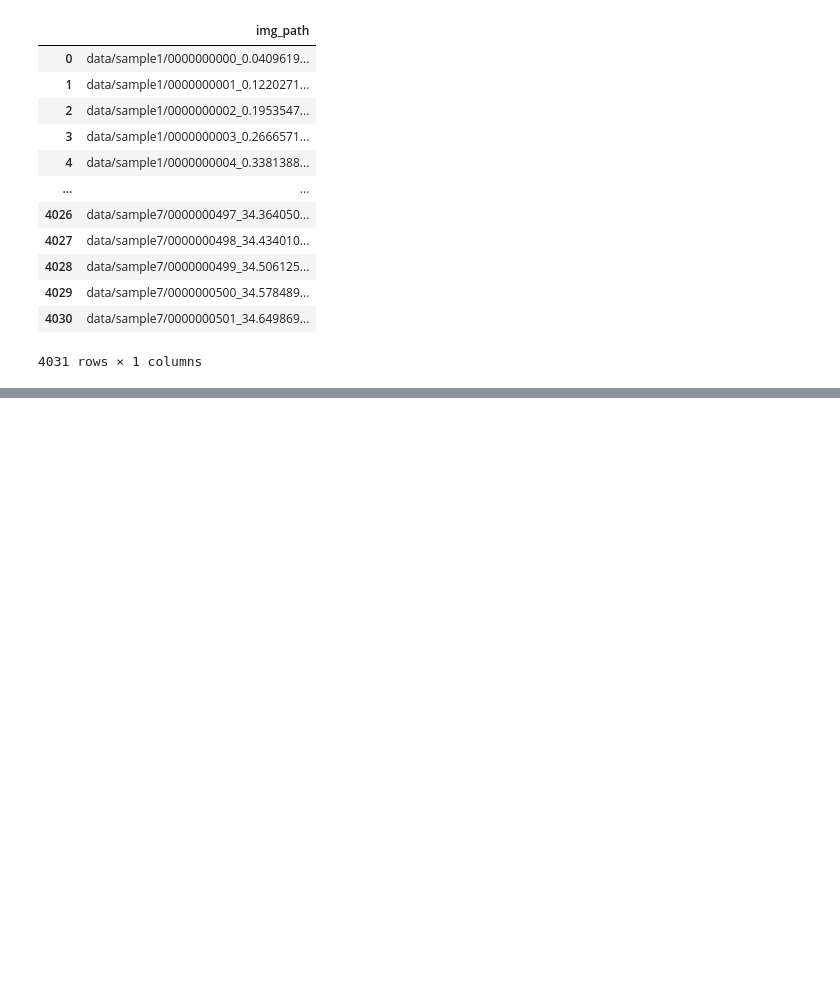
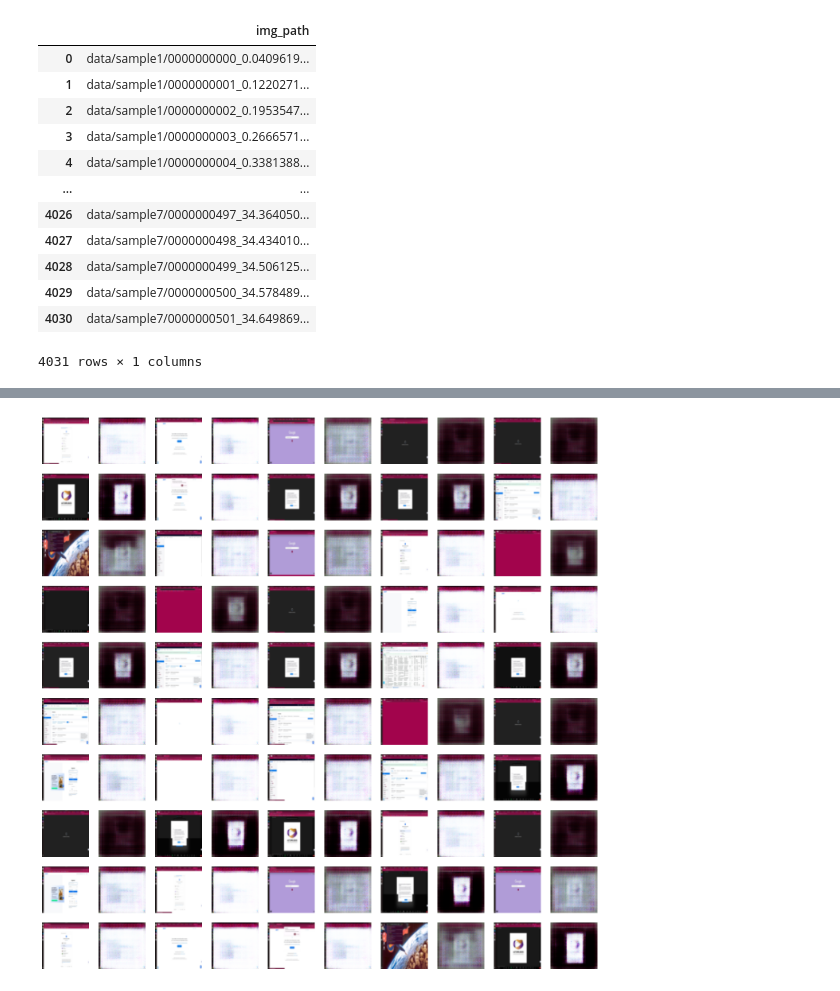
Before and after one commit to ezamorag/monitorpc, a Jupyter notebook: vae-pc.ipynb, the cells around one changed output, grey strips where cells are left out. Cells and saved outputs as stored; diff of their text form; code cells hidden in the pictures; blank space fills up the shorter version.

```diff
--- a/vae-pc.ipynb
+++ b/vae-pc.ipynb
@@ -159,0 +302,27 @@ class Vae(nn.Module):
+# %%
+import matplotlib.pyplot as plt
+
+xb = next(iter(valloader))
+sample = list(np.random.randint(xb.shape[0], size=(50)))
+vae_best.eval()
+with torch.no_grad():
+    x = xb[sample]
+    z = vae_best.encoder(x)
+    y = vae_best.decoder(z)
+
+plt.figure(figsize=(18,18))
+for i in range(50):
+    Y = unnormalized(y[i].cpu())
+    X = unnormalized(x[i])
+    plt.subplot(10,10,2*i+1)
+    plt.imshow(X)
+    plt.axis('off')
+    plt.subplot(10,10,2*i+2)
+    plt.imshow(Y)
+    plt.axis('off')
+plt.savefig("visual_validation.jpg")
+plt.show()
+
+wandb.log({"visual_validation": wandb.Image("visual_validation.jpg")})
+# %% [output]
+[figure, added]
```
Also changed, not shown: parts of 12 cells of this notebook, 1 other file.
